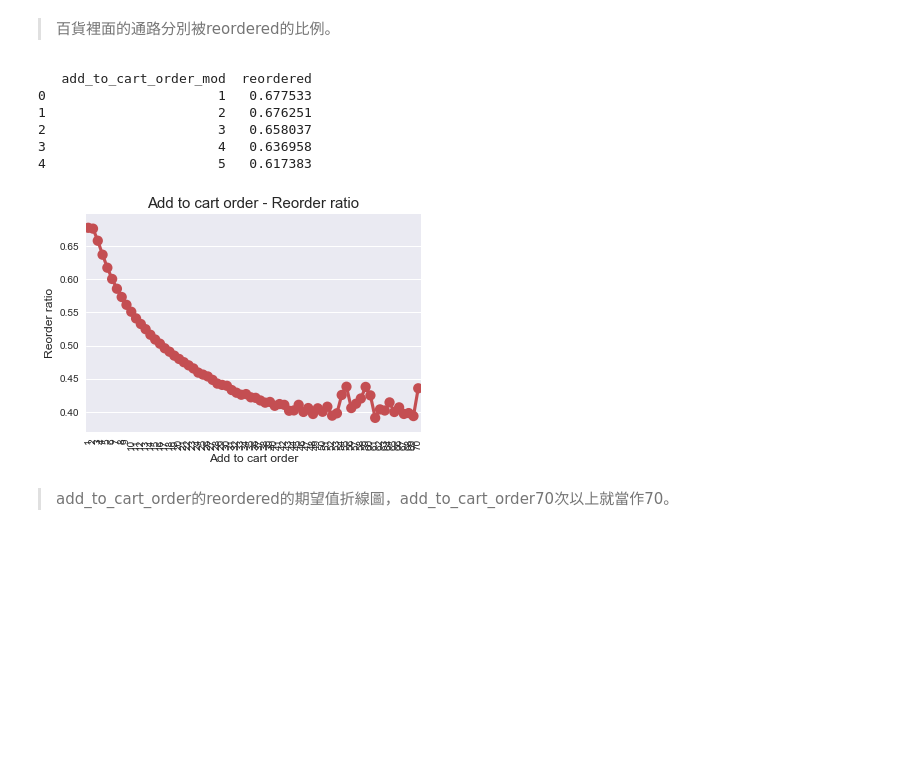
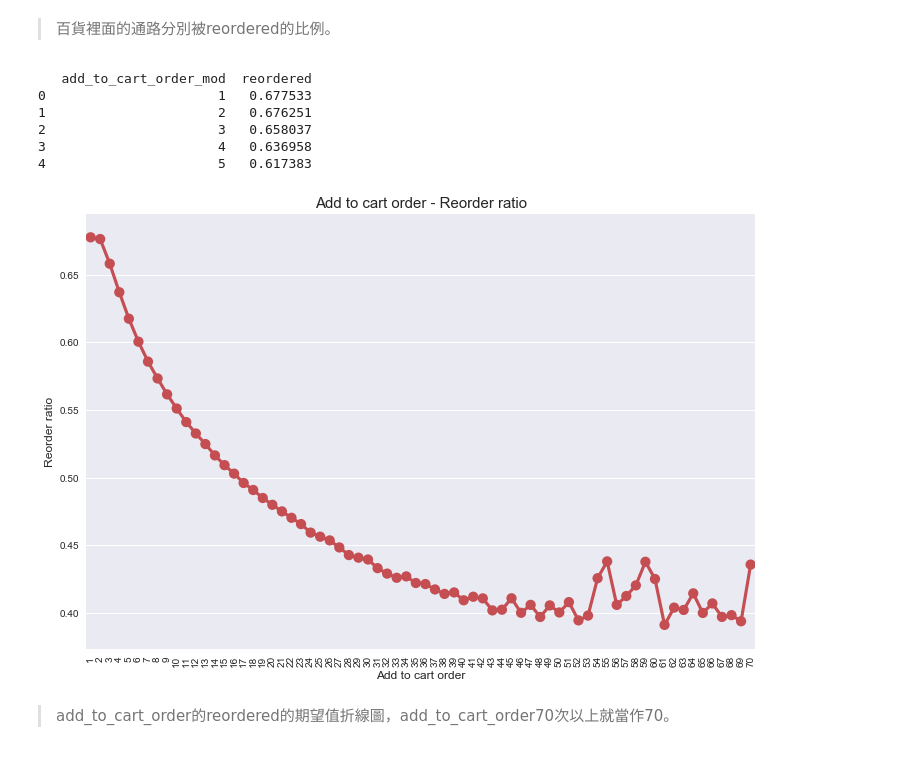
Before and after one commit to t830506/Kaggle_Compitition-Instacart_Market_Basket_Analysis, a Jupyter notebook: a_visualization.ipynb, the cells around one changed output. Saved outputs shown, nothing was run; the diff lists cells and outputs as text; code cells hidden in the pictures; blank space fills up the shorter version.

```diff
--- a/a_visualization.ipynb
+++ b/a_visualization.ipynb
@@ -350,23 +348,23 @@ plt.show()
 # %%
 order_products_prior_df["add_to_cart_order_mod"] = order_products_prior_df["add_to_cart_order"].copy()
 order_products_prior_df["add_to_cart_order_mod"].ix[order_products_prior_df["add_to_cart_order_mod"] > 70] = 70
 grouped_df = order_products_prior_df.groupby(["add_to_cart_order_mod"])["reordered"].aggregate("mean").reset_index()
 print(grouped_df.head())
 
-plt.figure(figsize=(6,4))
+plt.figure(figsize=(12, 8))
 sns.pointplot(grouped_df['add_to_cart_order_mod'].values, grouped_df['reordered'].values, alpha=0.8, color=color[2])
 plt.ylabel('Reorder ratio', fontsize=12)
 plt.xlabel('Add to cart order', fontsize=12)
 plt.title("Add to cart order - Reorder ratio", fontsize=15)
 plt.xticks(rotation='vertical')
 plt.show()
 # %% [output]
    add_to_cart_order_mod  reordered
 0                      1   0.677533
 1                      2   0.676251
 2                      3   0.658037
 3                      4   0.636958
 4                      5   0.617383
-[figure, old version]
+[figure, new version]
 # %% [markdown]
 > add_to_cart_order的reordered的期望值折線圖，add_to_cart_order70次以上就當作70。
```
Also changed, not shown: parts of 28 cells of this notebook, 3 other files.
